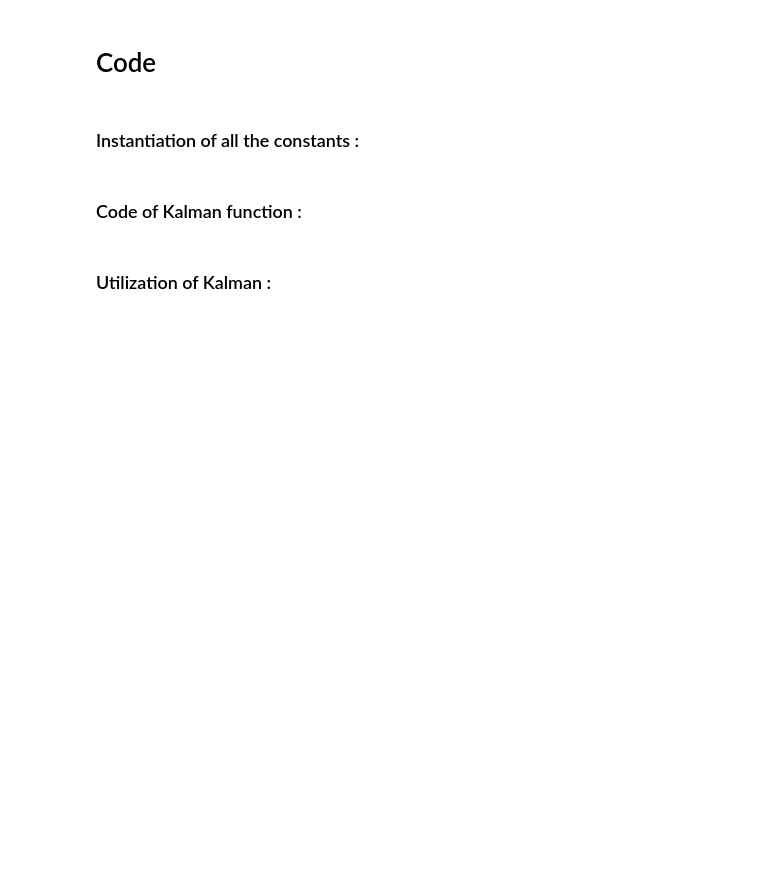
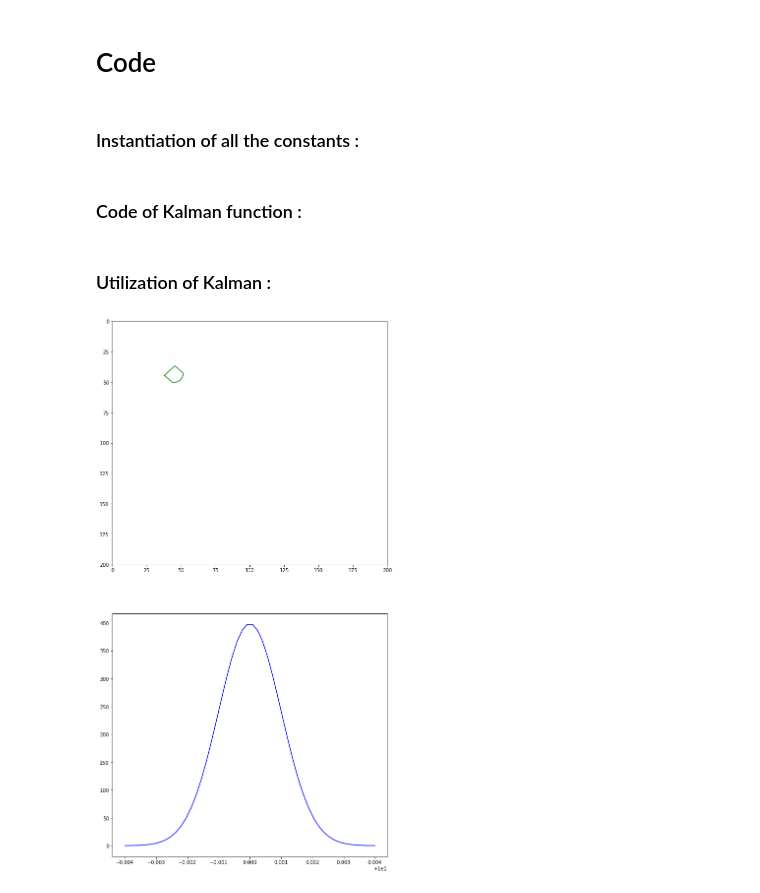
Before and after one commit to hmiranda-queiros/Thymio_Project, a Jupyter notebook: Kalman_code.ipynb, the cells around one changed output. Cells and saved outputs as stored; diff of their text form; code cells hidden in the pictures; blank space fills up the shorter version.

Commit message:
plot finished but needs some corrections

```diff
--- a/Kalman_code.ipynb
+++ b/Kalman_code.ipynb
@@ -227,30 +229,34 @@ def kalman_call():
         send_command()
 # %%
 #initial state :
-x0 = 0
-y0 = 0
+x0 = 10
+y0 = 10
 theta0 = 0
 x_dot0 = 0
 y_dot0 = 0
 theta_dot0 = 0
 
 x_est = [np.array([[x0], [y0], [theta0], [x_dot0], [y_dot0], [theta_dot0]])]
 
 if x_dot0 == y_dot0 :
     P_est = [np.diag(np.array([0.001, 0.001, 0.000001, q_F_x_dot, q_F_y_dot, q_F_theta_dot]))]
 
 else :
     P_est = [np.diago(np.array([0.001, 0.001, 0.000001, q_R_x_dot, q_R_y_dot, q_R_theta_dot]))]
 
 step = 0
-optimal_command = [[100, 100], [100, 100], [100, 100], [100, 100], [100, 100], [100, 100], [100, 100], [100, 100], [100, 100], [0, 0]]
+optimal_command = [[-100, 100], [-100, 100], [-100, 100], [-100, 100], [-100, 100], [-100, 100], [-100, 100], [-100, 100], [-100, 100], [-100, 100], [-100, 100], [-100, 100], [100, 100], [100, 100], [100, 100], [100, 100], [100, 100], [100, 100], [100, 100], [100, 100], [100, 100], [100, 100], [100, 100], [100, 100], [100, 100], [100, 100], [100, 100], [0, 0]]
+
+body = start_plot(x_est, P_est)
 
 #start of Kalman
 send_command()
 
 rt = RepeatedTimer(Ts, kalman_call)
 
 while camera_on != True and step < len(optimal_command):
-    pass
+    update_plot(x_est, body)
 
 rt.stop()
+# %% [output]
+[figure, added]
```
Also changed, not shown: parts of 3 cells of this notebook, 1 other file.
